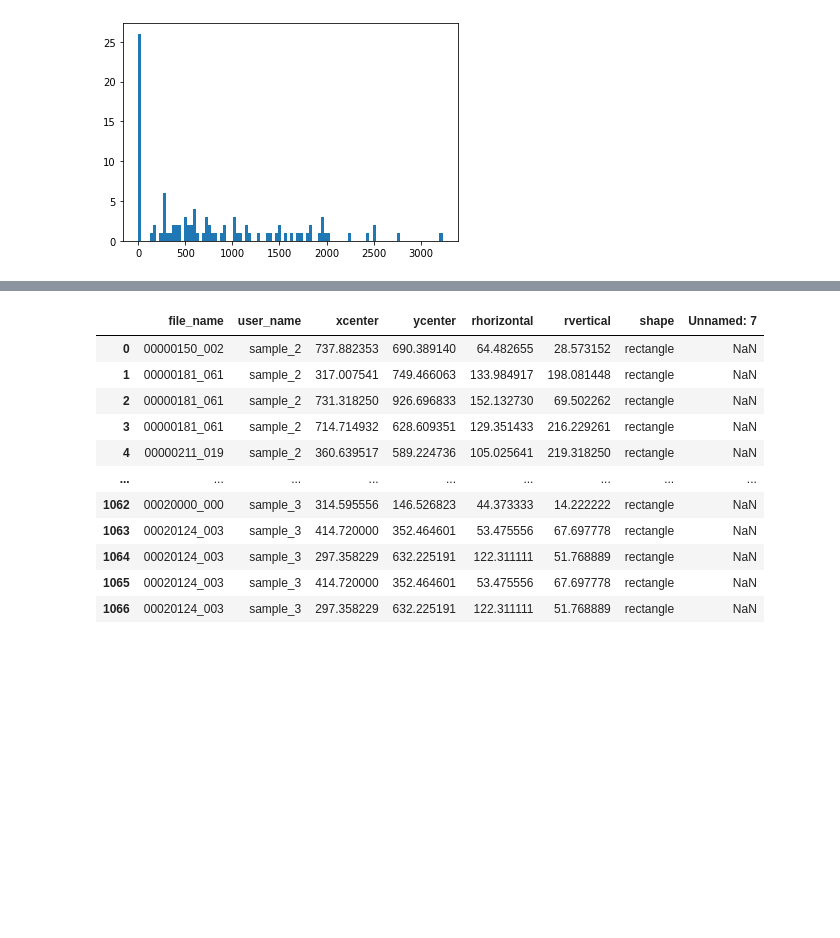
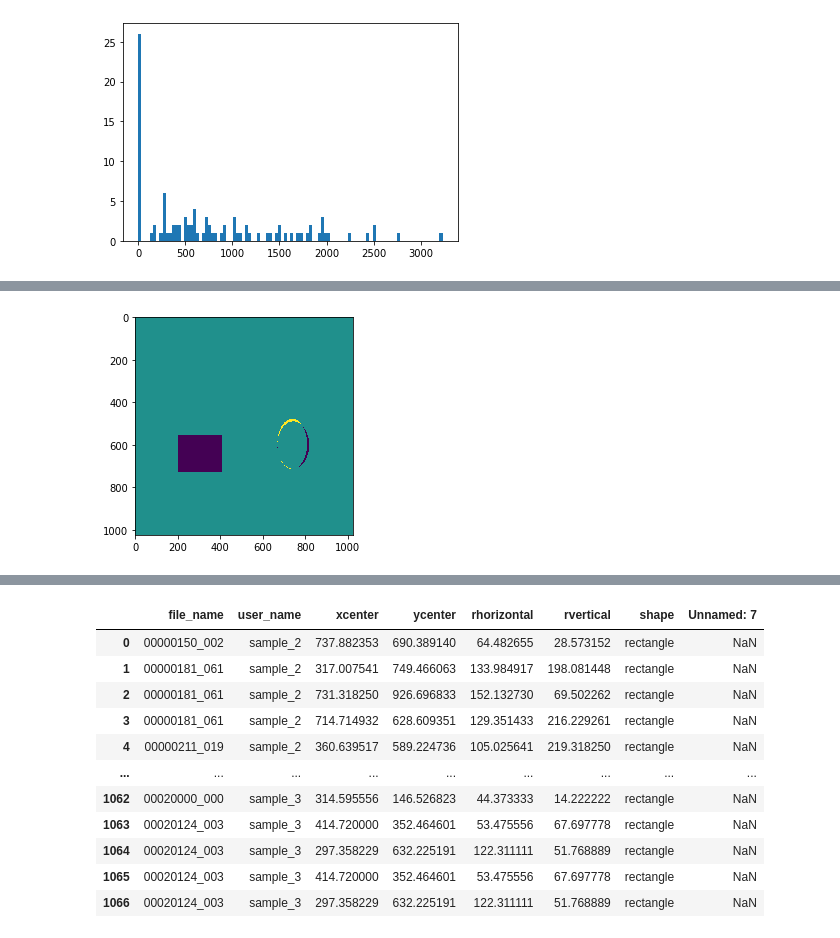
Before and after one commit to ZlodeiBaal/hack2020, a Jupyter notebook: notebooks/LoadTextData.ipynb, the cells around one changed output, grey strips where cells are left out. Saved outputs shown, nothing was run; the diff lists cells and outputs as text; code cells hidden in the pictures; blank space fills up the shorter version.

```diff
--- a/notebooks/LoadTextData.ipynb
+++ b/notebooks/LoadTextData.ipynb
@@ -91,16 +91,3 @@ plt.hist(tmp, bins=100)
         3167.36, 3199.68, 3232.  ]),
  <a list of 100 Patch objects>)
 [figure]
-# %%
-import math
-from PIL import Image, ImageDraw
-w, h = 220, 190
-shape = [(40, 40), (w - 10, h - 10)]
-
-# creating new Image object
-img = Image.new("RGB", (w, h))
-
-# create ellipse image
-img1 = ImageDraw.Draw(img)
-img1.ellipse(shape, fill ="white")
-img.show()
@@ -123,0 +96,5 @@ users
+# %%
+import random
+import os
+textData = pd.read_csv("../data/DX_TEST_RESULT_FULL.csv")
+users = sorted(textData[' user_name'].unique())
@@ -123,0 +172,7 @@ users
+# %%
+plt.imshow(data['Expert'][1][2]-matplotlib.image.imread(f'../data/raw/after/{cases_order[1]}.png'))
+plt.show()
+#plt.imshow()
+#plt.show()
+# %% [output]
+[figure, added]
```
Also changed, not shown: parts of 7 cells of this notebook.
